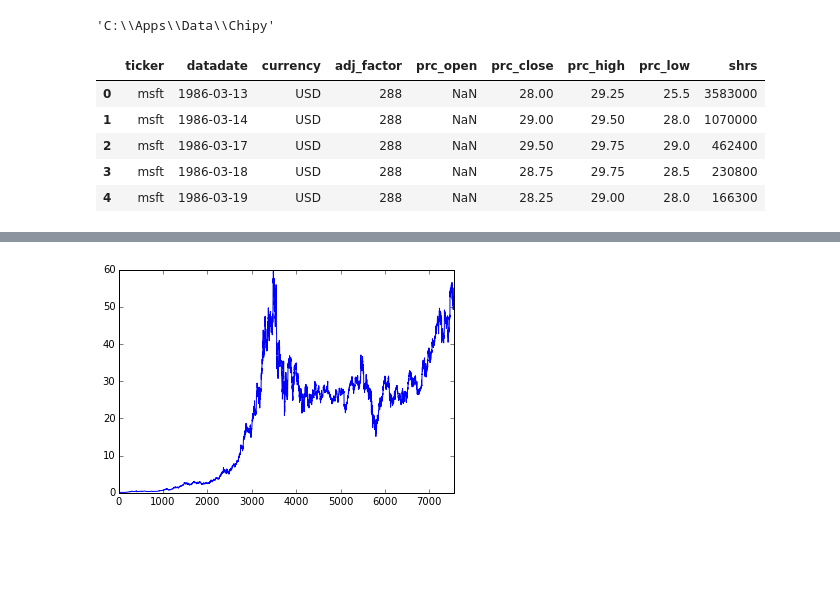
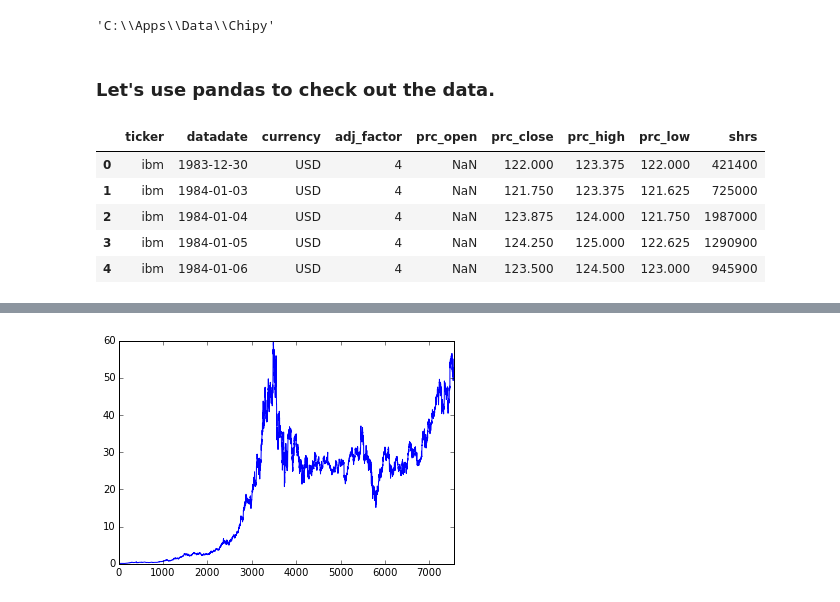
Before and after one commit to davidkunio/Chipy-Technicals, a Jupyter notebook: TechnicalTrading.ipynb, the cells around one changed output, grey strips where cells are left out. Saved outputs shown, nothing was run; the diff lists cells and outputs as text; code cells hidden in the pictures; blank space fills up the shorter version.

```diff
--- a/TechnicalTrading.ipynb
+++ b/TechnicalTrading.ipynb
@@ -13,15 +13,17 @@ os.getcwd()
 'C:\\Apps\\Data\\Chipy'
 # %%
 #Start with a sample dataset - I'll change this to pull from github.
-msft = pd.read_csv('msft_daily_price.csv',parse_dates = ['DATADATE'])
-msft.columns = ['ticker','datadate','currency','adj_factor','prc_open','prc_close','prc_high','prc_low','shrs']
+data = pd.read_csv('daily_price.csv',parse_dates = ['DATADATE'])
+data.columns = ['ticker','datadate','currency','adj_factor','prc_open','prc_close','prc_high','prc_low','shrs']
+# %% [markdown]
+### Let's use pandas to check out the data.
 # %%
 # Use df.head() to see the first 5 rows of the dataset
-msft.head()
+data.head()
 # %% [output]
 |  | ticker | datadate | currency | adj_factor | prc_open | prc_close | prc_high | prc_low | shrs |
-| 0 | msft | 1986-03-13 | USD | 288 | NaN | 28.00 | 29.25 | 25.5 | 3583000 |
-| 1 | msft | 1986-03-14 | USD | 288 | NaN | 29.00 | 29.50 | 28.0 | 1070000 |
-| 2 | msft | 1986-03-17 | USD | 288 | NaN | 29.50 | 29.75 | 29.0 | 462400 |
-| 3 | msft | 1986-03-18 | USD | 288 | NaN | 28.75 | 29.75 | 28.5 | 230800 |
-| 4 | msft | 1986-03-19 | USD | 288 | NaN | 28.25 | 29.00 | 28.0 | 166300 |
+| 0 | ibm | 1983-12-30 | USD | 4 | NaN | 122.000 | 123.375 | 122.000 | 421400 |
+| 1 | ibm | 1984-01-03 | USD | 4 | NaN | 121.750 | 123.375 | 121.625 | 725000 |
+| 2 | ibm | 1984-01-04 | USD | 4 | NaN | 123.875 | 124.000 | 121.750 | 1987000 |
+| 3 | ibm | 1984-01-05 | USD | 4 | NaN | 124.250 | 125.000 | 122.625 | 1290900 |
+| 4 | ibm | 1984-01-06 | USD | 4 | NaN | 123.500 | 124.500 | 123.000 | 945900 |
```
Also changed, not shown: parts of 16 cells of this notebook, 2 other files.
